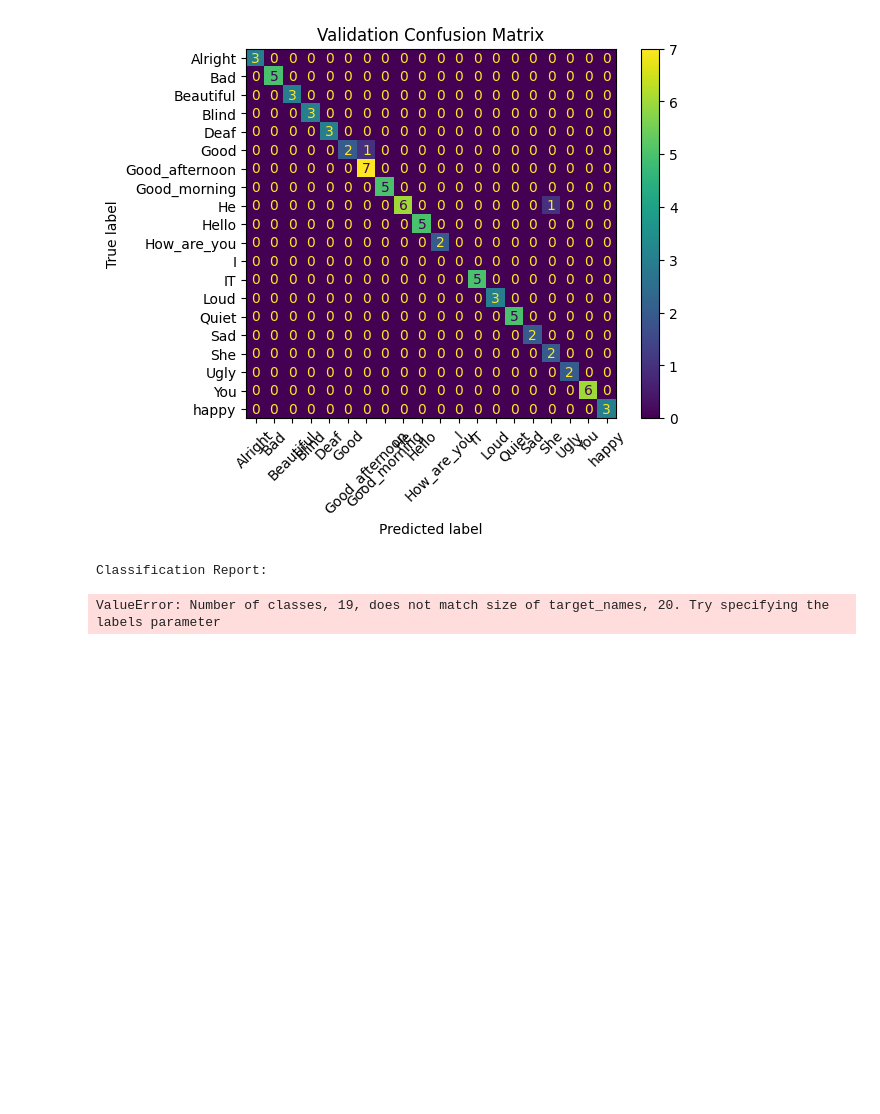
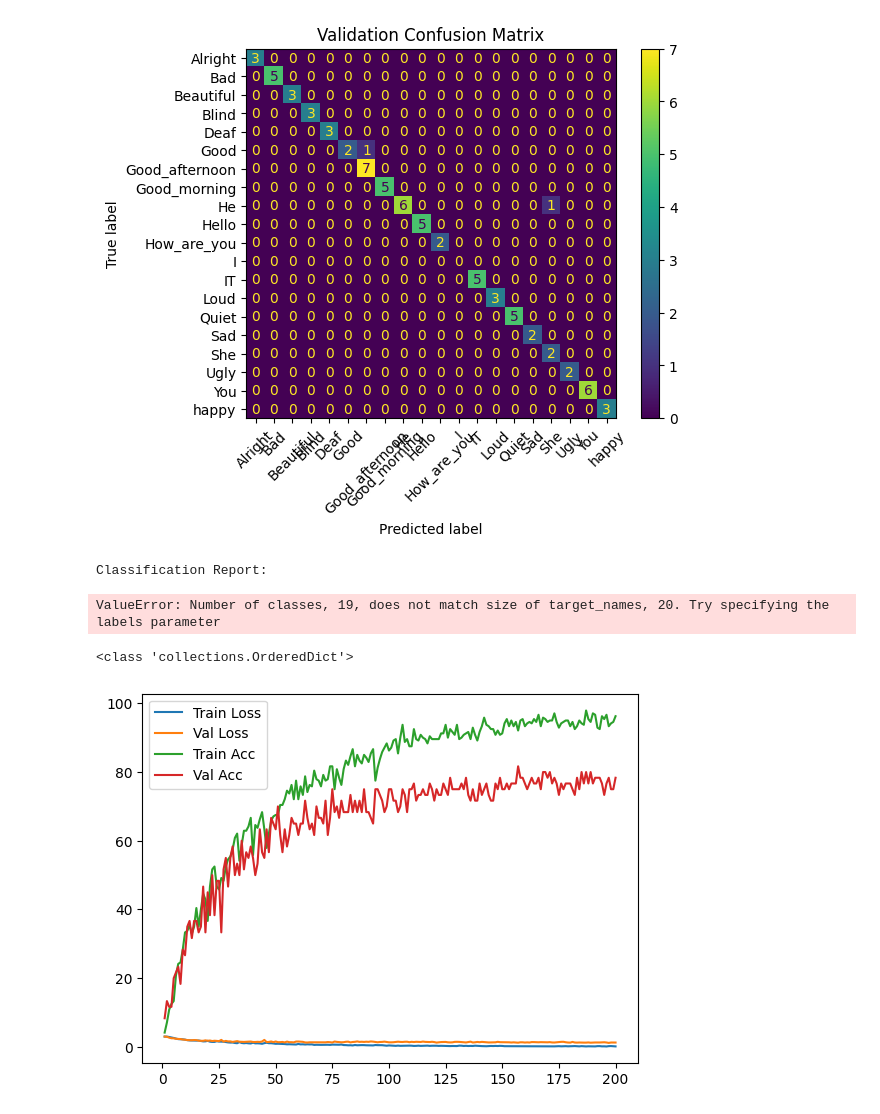
Before and after one commit to Sainava/Sign-Language-to-Speech, a Jupyter notebook: notebooks/model_inference.ipynb, the cells around one changed output. Cells and saved outputs as stored; diff of their text form; code cells hidden in the pictures; blank space fills up the shorter version.

```diff
--- a/notebooks/model_inference.ipynb
+++ b/notebooks/model_inference.ipynb
@@ -154,3 +154,22 @@ Confusion matrix shape: (20, 20), Expected: (20,20)
 [figure]
 Classification Report:
 ValueError: Number of classes, 19, does not match size of target_names, 20. Try specifying the labels parameter
+# %%
+import torch
+ckpt = torch.load("../models/best_web_model.pth")
+print(type(ckpt))
+# %% [output]
+<class 'collections.OrderedDict'>
+# %%
+import pandas as pd
+import matplotlib.pyplot as plt
+
+df = pd.read_csv("../training_history.csv")
+plt.plot(df['epoch'], df['train_loss'], label='Train Loss')
+plt.plot(df['epoch'], df['val_loss'], label='Val Loss')
+plt.plot(df['epoch'], df['train_acc'], label='Train Acc')
+plt.plot(df['epoch'], df['val_acc'], label='Val Acc')
+plt.legend()
+plt.show()
+# %% [output]
+[figure, added]
```
Also changed, not shown: parts of 2 cells of this notebook, 3 other files.
